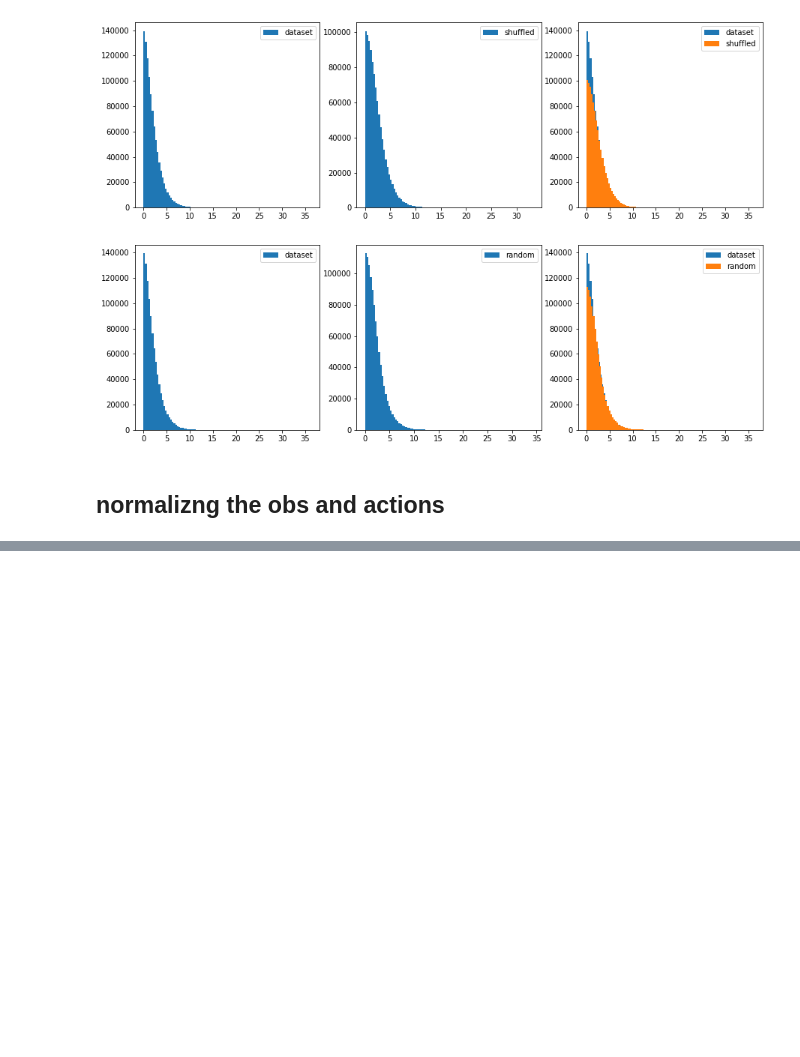
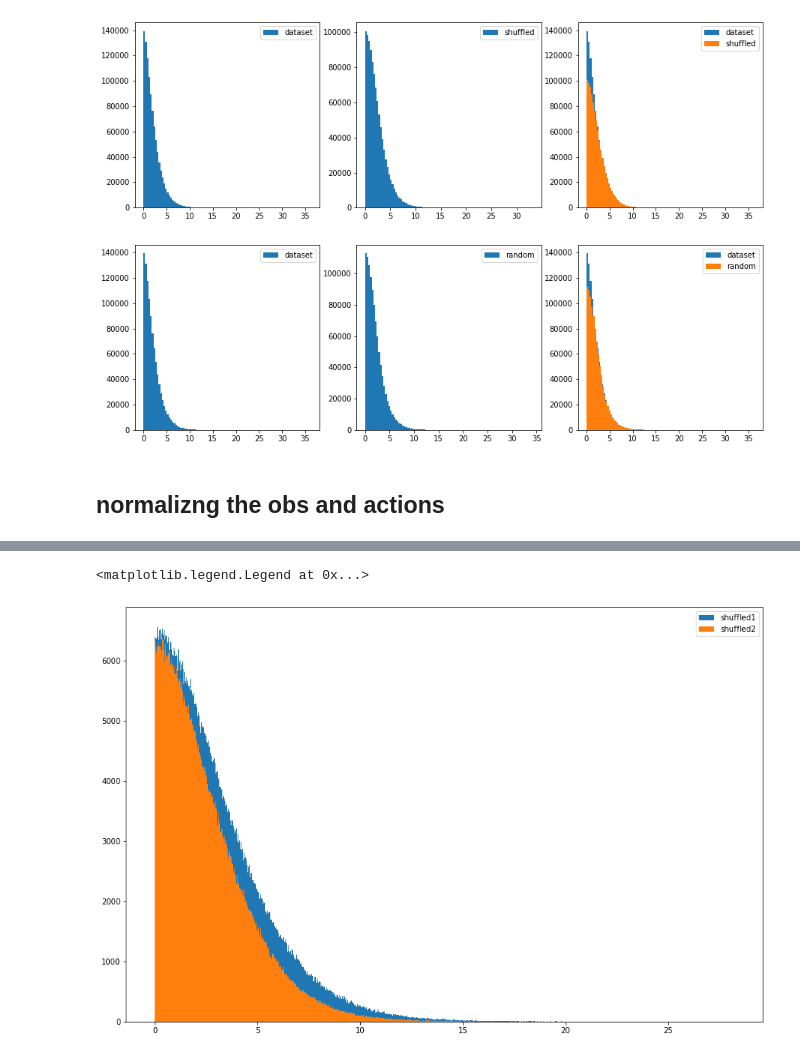
Before and after one commit to shidilrzf/continuous_rnd, a Jupyter notebook: sac/examples/notebooks/bonus.ipynb, the cells around one changed output, grey strips where cells are left out. Saved outputs shown, nothing was run; the diff lists cells and outputs as text; code cells hidden in the pictures; blank space fills up the shorter version.

```diff
--- a/sac/examples/notebooks/bonus.ipynb
+++ b/sac/examples/notebooks/bonus.ipynb
@@ -421,0 +464,7 @@ plt.legend(loc='upper right')
+# %%
+plt.hist(beta * bonus_shuffled_1, bins = num_bins, label='shuffled1')
+plt.hist(beta * bonus_shuffled_2, bins = num_bins, label='shuffled2')
+plt.legend(loc='upper right')
+# %% [output]
+<matplotlib.legend.Legend at 0x...>
+[figure, added]
```
Also changed, not shown: parts of 13 cells of this notebook.
